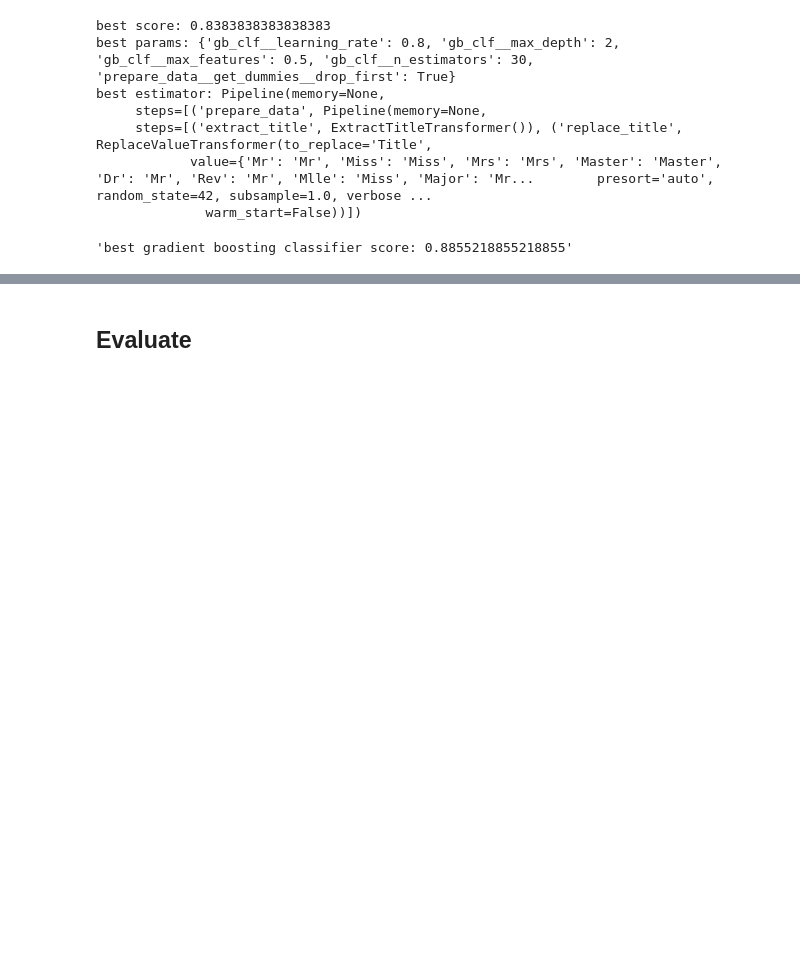
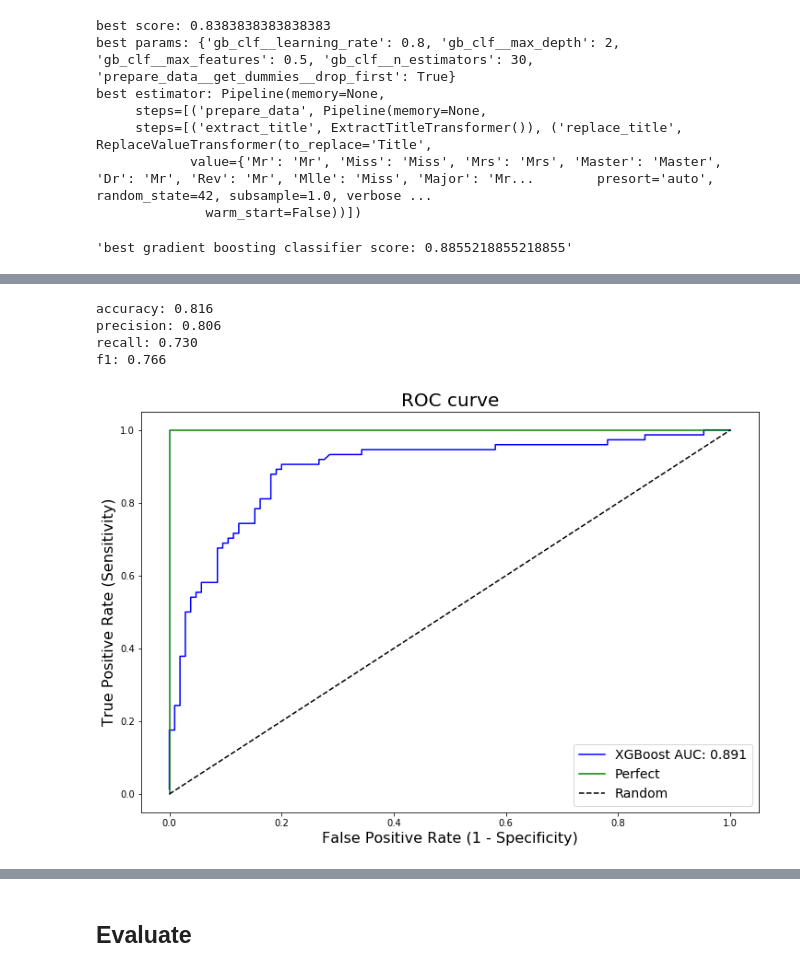
Before and after one commit to stuarthallows/machine-learning, a Jupyter notebook: kaggle/titanic.ipynb, the cells around one changed output, grey strips where cells are left out. Cells and saved outputs as stored; diff of their text form; code cells hidden in the pictures; blank space fills up the shorter version.

Commit message:
categorical metrics

```diff
--- a/kaggle/titanic.ipynb
+++ b/kaggle/titanic.ipynb
@@ -443,6 +484,12 @@ y_hat_svc = clf_svc.predict(X_test)
 from sklearn.model_selection import cross_val_score
 from sklearn.tree import DecisionTreeClassifier
 
-clf_tree = DecisionTreeClassifier(random_state=0)
-clf_tree.fit(X_train, y_train)
+clf_tree = DecisionTreeClassifier(random_state=42)
+
+pipeline_tree = Pipeline([
+    ('prepare_data', transformation_pipeline),
+    ('clf_linear', clf_tree)
+])
+
+pipeline_tree.fit(X_train, y_train)
 # %% [output]
@@ -573,0 +664,18 @@ y_hat_gb = gb_clf.predict(X_test.copy())
+# %%
+from sklearn.metrics import roc_curve, roc_auc_score
+from sklearn.model_selection import train_test_split
+
+# `roc_curve` requires a y_test, so we'll split the test data as we don't have a y_test for the Kaggle data
+X_train_xgb_eval, X_test_xgb_eval, y_train_xgb_eval, y_test_xgb_eval = train_test_split(X_train, y_train, test_size=0.2, random_state=42)
+
+clf_xgb = xgb.XGBClassifier(objective="binary:logistic", random_state=42)
+
+pipeline_xgb = Pipeline([
+    ('prepare_data', transformation_pipeline),
+    ('clf_xgb', clf_xgb)
+])
+
+pipeline_xgb.fit(X_train_xgb_eval, y_train_xgb_eval)
+
+y_hat_vals_xgb = pipeline_xgb.predict(X_test_xgb_eval)
+y_hat_prob_xgb = pipeline_xgb.predict_proba(X_test_xgb_eval)
@@ -573,0 +698,10 @@ y_hat_gb = gb_clf.predict(X_test.copy())
+# %%
+def plot_roc_curve(fpr, tpr, roc_auc):
+    plt.figure(figsize=(12, 8))
+    plt.plot(fpr, tpr, "b-", label="XGBoost AUC: {0:.3f}".format(roc_auc))
+    plt.plot([0, 0, 1, 1], [0, 1, 1, 1], "g-", label="Perfect")
+    plt.plot([0, 1], [0, 1], "k--", label="Random")
+    plt.xlabel("False Positive Rate (1 - Specificity)", size=16)
+    plt.ylabel("True Positive Rate (Sensitivity)", size=16)
+    plt.title("ROC curve", size=20)
+    plt.legend(fontsize=14);
@@ -573,0 +747,14 @@ y_hat_gb = gb_clf.predict(X_test.copy())
+# %%
+print_scores(y_test_xgb_eval.values, y_hat_vals_xgb)
+# %% [output]
+accuracy: 0.816
+precision: 0.806
+recall: 0.730
+f1: 0.766
+# %%
+fpr, tpr, thresholds = roc_curve(y_test_xgb_eval.values, y_hat_prob_xgb[:, 1])
+roc_auc = roc_auc_score(y_test_xgb_eval.values, y_hat_prob_xgb[:, 1])
+
+plot_roc_curve(fpr, tpr, roc_auc)
+# %% [output]
+[figure, added]
```
Also changed, not shown: parts of 29 cells of this notebook, 4 other files.
